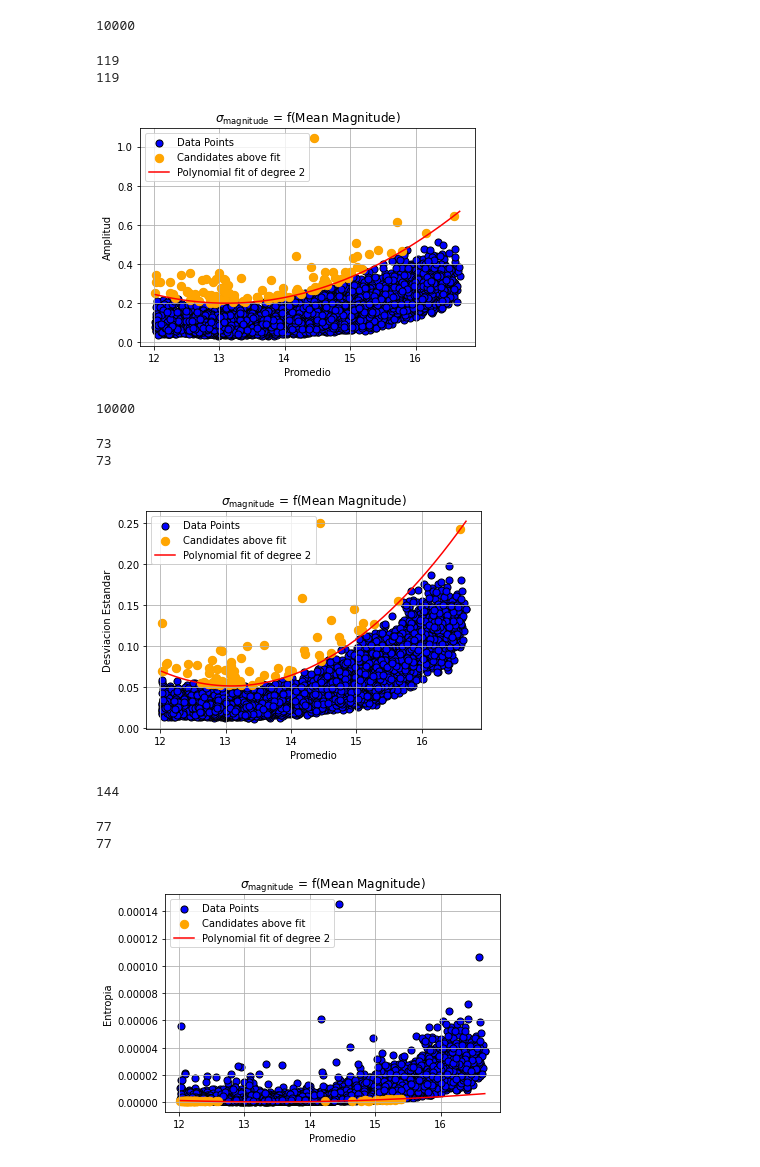
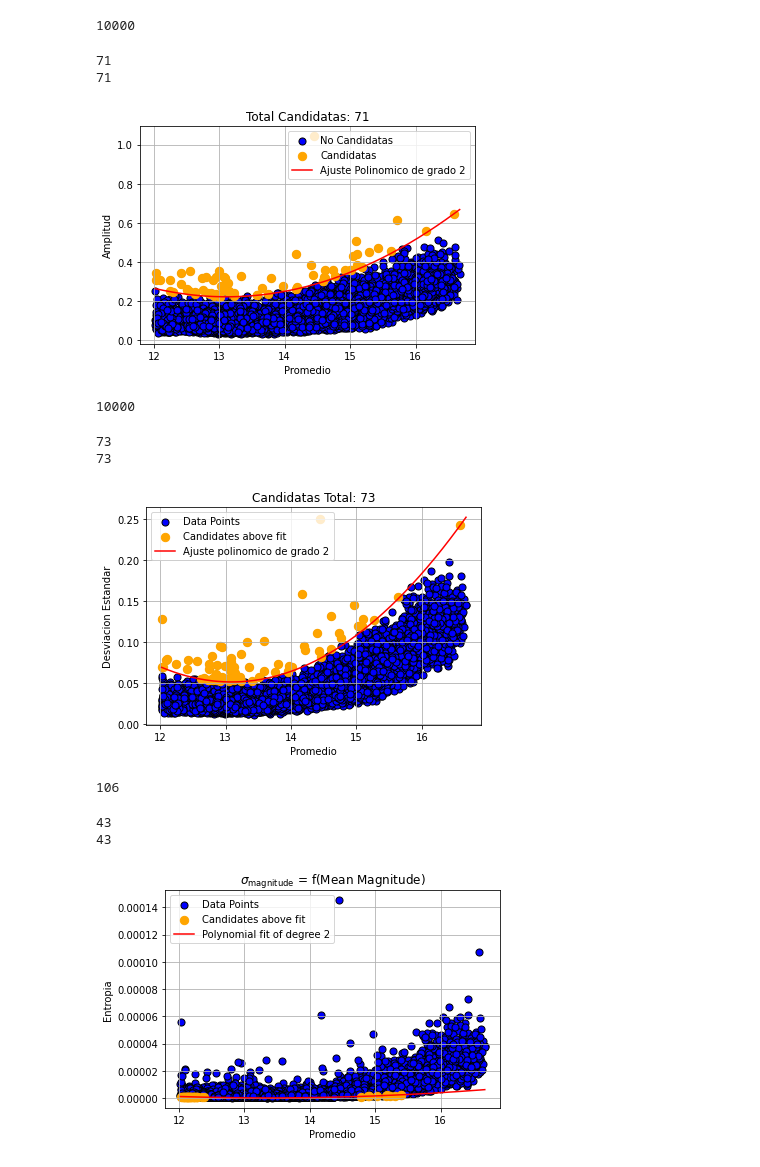
Before and after one commit to jdgv1709/Cumulos-Abiertos-2024-1, a Jupyter notebook: Candidatas E Variables/Estrellas Variables.ipynb, the cells around one changed output. Saved outputs shown, nothing was run; the diff lists cells and outputs as text; code cells hidden in the pictures.

```diff
--- a/Candidatas E Variables/Estrellas Variables.ipynb
+++ b/Candidatas E Variables/Estrellas Variables.ipynb
@@ -66,6 +71,7 @@ MAD=[]
 amplitud=[]
 entropia=[]
 sesgo=[]
+skewss=[]
 for i in range(len(Intensidad)):
     promedio.append(Intensidad[i].mean())
     s_deviation.append(Intensidad[i].std())
@@ -74,37 +80,39 @@ for i in range(len(Intensidad)):
     amplitud.append((Intensidad[i].max()-Intensidad[i].min())/2)
     entropia.append(entropy(Intensidad[i], base))
     sesgo.append(np.mean((Intensidad[i] - Intensidad[i].mean())**3) / Intensidad[i].std()**3)
+    skewss.append(skew(Intensidad[i]))
+
 #plt.scatter(promedio,amplitud, marker=".")
 # %%
 
 plt.xlabel("Promedio")
 plt.ylabel("Amplitud")
 
-curve_dil=2
+curve_dil=1.9
 promedioA=promedio
 promedio=np.array(promedio)
 amplitud=np.array(amplitud)
 coefs = np.polyfit(promedio, amplitud, 2)
 polynomial = np.poly1d(coefs)
-y_pred = polynomial(promedio) * curve_dil +0.008
+y_pred = polynomial(promedio) * curve_dil +0.04
 
-plt.scatter(promedio, amplitud, color='blue', edgecolor='k', s=50, label='Data Points')
+plt.scatter(promedio, amplitud, color='blue', edgecolor='k', s=50, label='No Candidatas')
 above_curve = amplitud > y_pred
 filtered_Estrellas = [string for string, boolean in zip(Estrellas, above_curve) if boolean]
-plt.scatter(promedio[above_curve], amplitud[above_curve], color='orange', s=70, label='Candidates above fit')
+plt.scatter(promedio[above_curve], amplitud[above_curve], color='orange', s=70, label='Candidatas')
 print(amplitud[above_curve].shape[0])
 x_line = np.linspace(min(promedio), max(promedio), 1000)
-y_line = polynomial(x_line) * curve_dil +0.008
-plt.plot(x_line, y_line, color='red', label=f'Polynomial fit of degree {2}')
-plt.title('$\sigma_{\mathrm{magnitude}}$ = f(Mean Magnitude)')
+y_line = polynomial(x_line) * curve_dil +0.04
+plt.plot(x_line, y_line, color='red', label=f'Ajuste Polinomico de grado {2}')
+plt.title('Total Candidatas: ' +str(len(filtered_Estrellas)))
 
 plt.legend()
 plt.grid(True)
 print(len(filtered_Estrellas))
 # %% [output]
-119
-119
+71
+71
-[figure, old version]
+[figure, new version]
 # %%
 len(Estrellas)
 # %% [output]
@@ -130,8 +138,8 @@ plt.scatter(promedio[above_curve], dev[above_curve], color='orange', s=70, label
 print(dev[above_curve].shape[0])
 x_line = np.linspace(min(promedio), max(promedio), 1000)
 y_line = polynomial(x_line) * curve_dil +0.009
-plt.plot(x_line, y_line, color='red', label=f'Polynomial fit of degree {2}')
-plt.title('$\sigma_{\mathrm{magnitude}}$ = f(Mean Magnitude)')
+plt.plot(x_line, y_line, color='red', label=f'Ajuste polinomico de grado {2}')
+plt.title('Candidatas Total: '+str(len(filtered_Estrellas2)))
 
 plt.legend()
 plt.grid(True)
@@ -139,7 +147,7 @@ print(len(filtered_Estrellas2))
 # %% [output]
 73
 73
-[figure, old version]
+[figure, new version]
 # %%
 def combine_and_remove_duplicates(list1, list2):
     # Convert lists to sets to eliminate duplicates, then combine them
@@ -150,7 +158,7 @@ def combine_and_remove_duplicates(list1, list2):
 union=combine_and_remove_duplicates(filtered_Estrellas, filtered_Estrellas2)
 len(union)
 # %% [output]
-144
+106
 # %%
 plt.xlabel("Promedio")
 plt.ylabel("Entropia")
@@ -161,7 +169,7 @@ promedio=np.array(promedio)
 h=np.array(entropia)
 coefs = np.polyfit(promedio, h, 2)
 polynomial = np.poly1d(coefs)
-y_pred = polynomial(promedio) * curve_dil
+y_pred = polynomial(promedio) * curve_dil + -0.0000001
 
 plt.scatter(promedio, h, color='blue', edgecolor='k', s=50, label='Data Points')
 nombres1=[]
@@ -170,7 +178,7 @@ filtered_Estrellas3 = [string for string, boolean in zip(Estrellas, above_curve)
 plt.scatter(promedio[above_curve], h[above_curve], color='orange', s=70, label='Candidates above fit')
 print(h[above_curve].shape[0])
 x_line = np.linspace(min(promedio), max(promedio), 1000)
-y_line = polynomial(x_line) * curve_dil
+y_line = polynomial(x_line) * curve_dil + -0.0000001
 plt.plot(x_line, y_line, color='red', label=f'Polynomial fit of degree {2}')
 plt.title('$\sigma_{\mathrm{magnitude}}$ = f(Mean Magnitude)')
 
@@ -178,9 +186,9 @@ plt.legend()
 plt.grid(True)
 print(len(filtered_Estrellas3))
 # %% [output]
-77
-77
+43
+43
-[figure, old version]
+[figure, new version]
 # %%
 
 plt.xlabel("Promedio")
```
Also changed, not shown: parts of 11 cells of this notebook.
